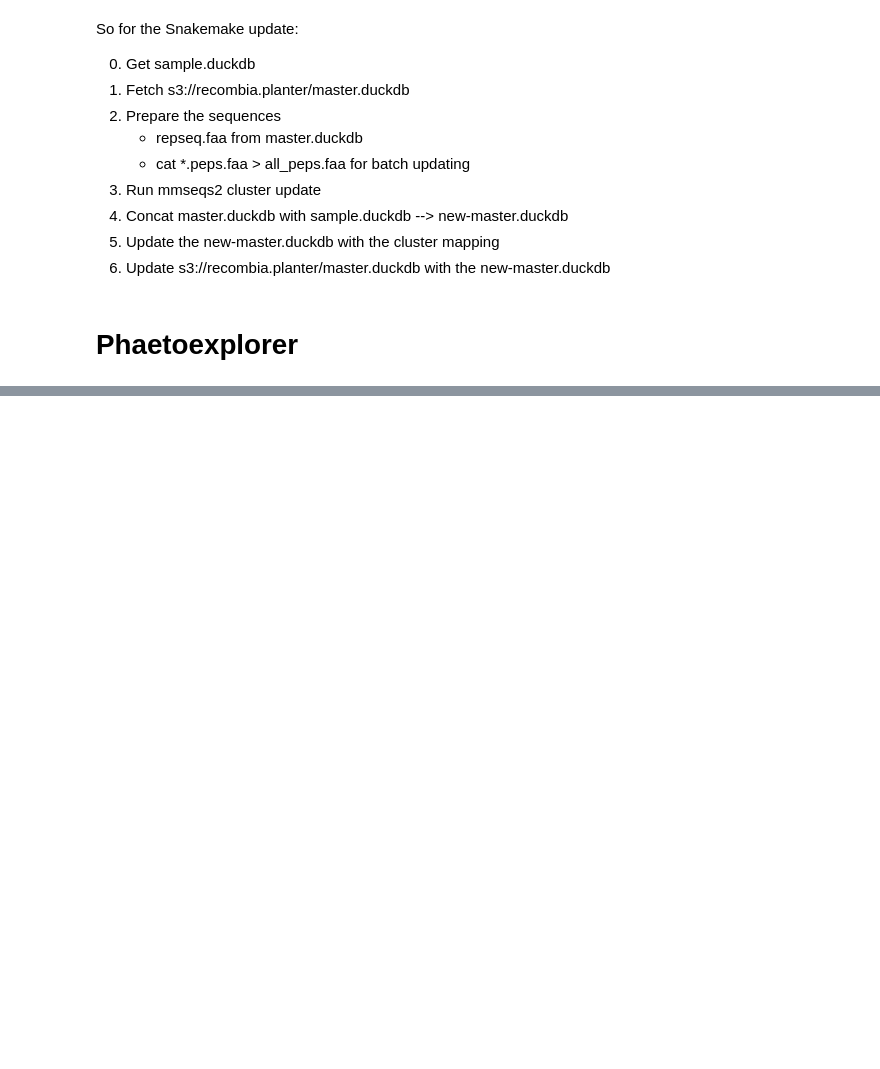
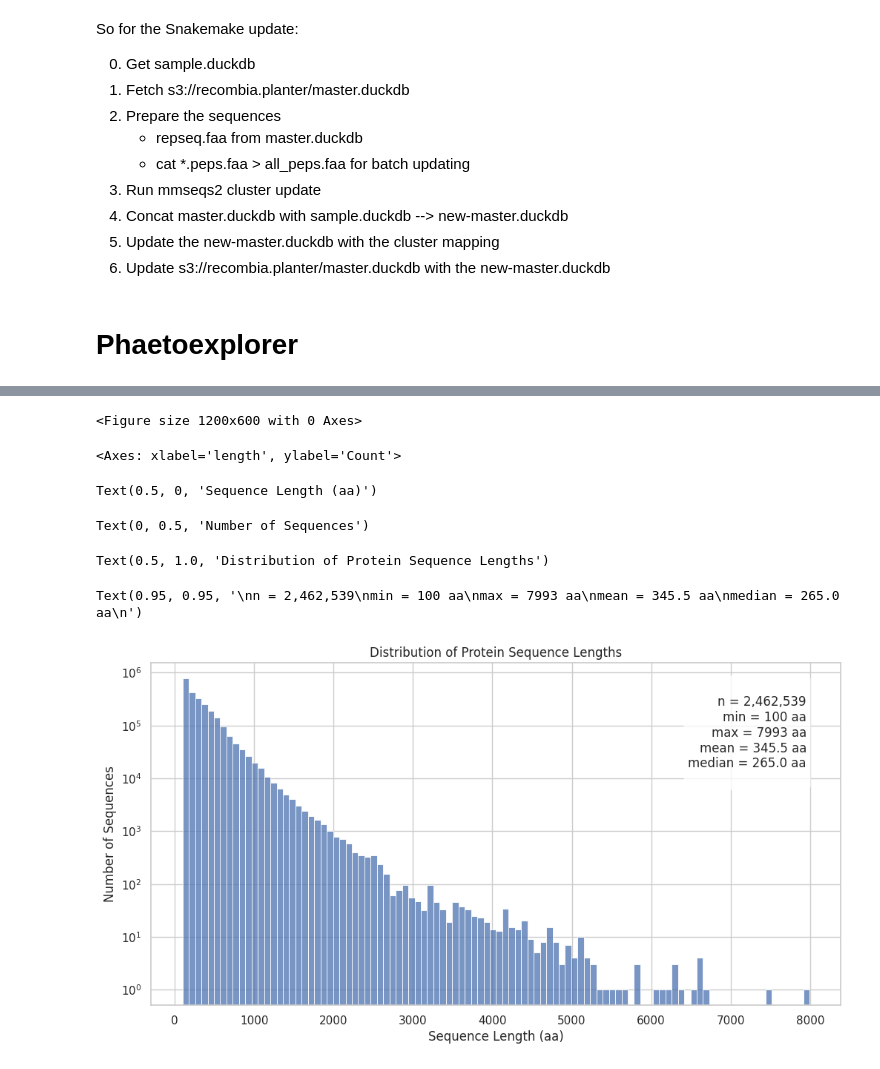
Before and after one commit to arudhir/planter, a Jupyter notebook: notebooks/master-database.ipynb, the cells around one changed output, grey strips where cells are left out. Cells and saved outputs as stored; diff of their text form; code cells hidden in the pictures; blank space fills up the shorter version.

```diff
--- a/notebooks/master-database.ipynb
+++ b/notebooks/master-database.ipynb
@@ -681,0 +703,80 @@ pd.DataFrame([md['run'] for md in phaetoexplorer_metadata])
+# %%
+# %% [markdown]
+# # Distribution of Sequence Lengths (DuckDB)
+#
+# This notebook demonstrates how to:
+#
+# 1. Connect to a DuckDB database
+# 2. Query the sequence length distribution
+# 3. Plot the distribution using a histogram
+
+# %% [code]
+import duckdb
+import pandas as pd
+import matplotlib.pyplot as plt
+import seaborn as sns
+
+# Use Seaborn's style for enhanced visualization aesthetics
+sns.set(style="whitegrid")
+
+# Connect to the DuckDB database
+db_path = '/mnt/data3/planter_outputs/master.duckdb'
+conn = duckdb.connect(db_path)
+
+# Define and execute the SQL query to get sequence length distribution
+query = """
+SELECT length, COUNT(*) as count
+FROM sequences
+GROUP BY length
+ORDER BY length;
+"""
+df_lengths = conn.execute(query).fetchdf()
+
+# Create the plot
+plt.figure(figsize=(12, 6))
+sns.histplot(data=df_lengths, x='length', weights='count', bins=100)
+plt.xlabel('Sequence Length (aa)')
+plt.ylabel('Number of Sequences')
+plt.title('Distribution of Protein Sequence Lengths')
+
+# Add log scale for y-axis since counts can vary widely
+plt.yscale('log')
+
+# Add some basic statistics as text
+stats_query = """
+SELECT
+    COUNT(*) as total_sequences,
+    MIN(length) as min_length,
+    MAX(length) as max_length,
+    AVG(length) as avg_length,
+    MEDIAN(length) as median_length
+FROM sequences;
+"""
+stats = conn.execute(stats_query).fetchone()
+
+stats_text = f"""
+n = {stats[0]:,}
+min = {stats[1]} aa
+max = {stats[2]} aa
+mean = {stats[3]:.1f} aa
+median = {stats[4]} aa
+"""
+
+plt.text(0.95, 0.95, stats_text,
+         transform=plt.gca().transAxes,
+         verticalalignment='top',
+         horizontalalignment='right',
+         bbox=dict(boxstyle='round', facecolor='white', alpha=0.8))
+
+plt.show()
+
+# Cleanup
+conn.close()
+# %% [output]
+<Figure size 1200x600 with 0 Axes>
+<Axes: xlabel='length', ylabel='Count'>
+Text(0.5, 0, 'Sequence Length (aa)')
+Text(0, 0.5, 'Number of Sequences')
+Text(0.5, 1.0, 'Distribution of Protein Sequence Lengths')
+Text(0.95, 0.95, '\nn = 2,462,539\nmin = 100 aa\nmax = 7993 aa\nmean = 345.5 aa\nmedian = 265.0 aa\n')
+[figure, added]
```
Also changed, not shown: parts of 2 cells of this notebook, 6 other files.
